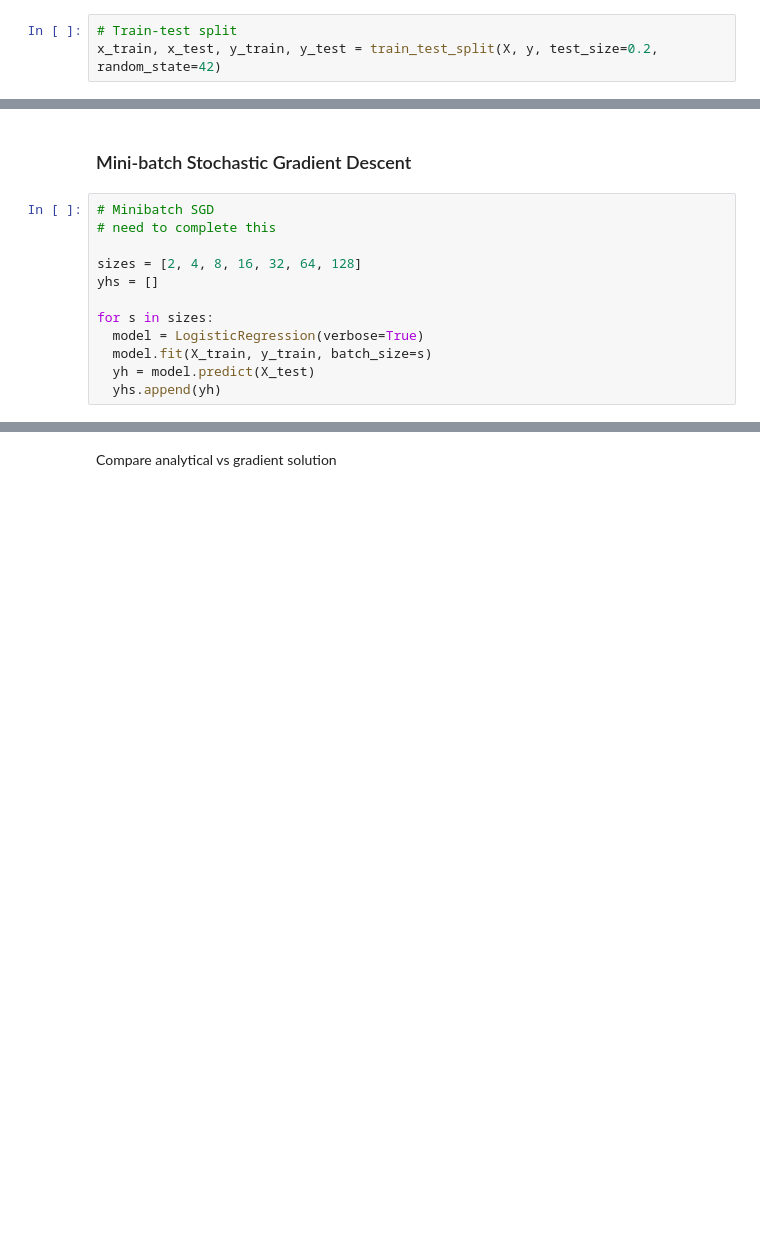
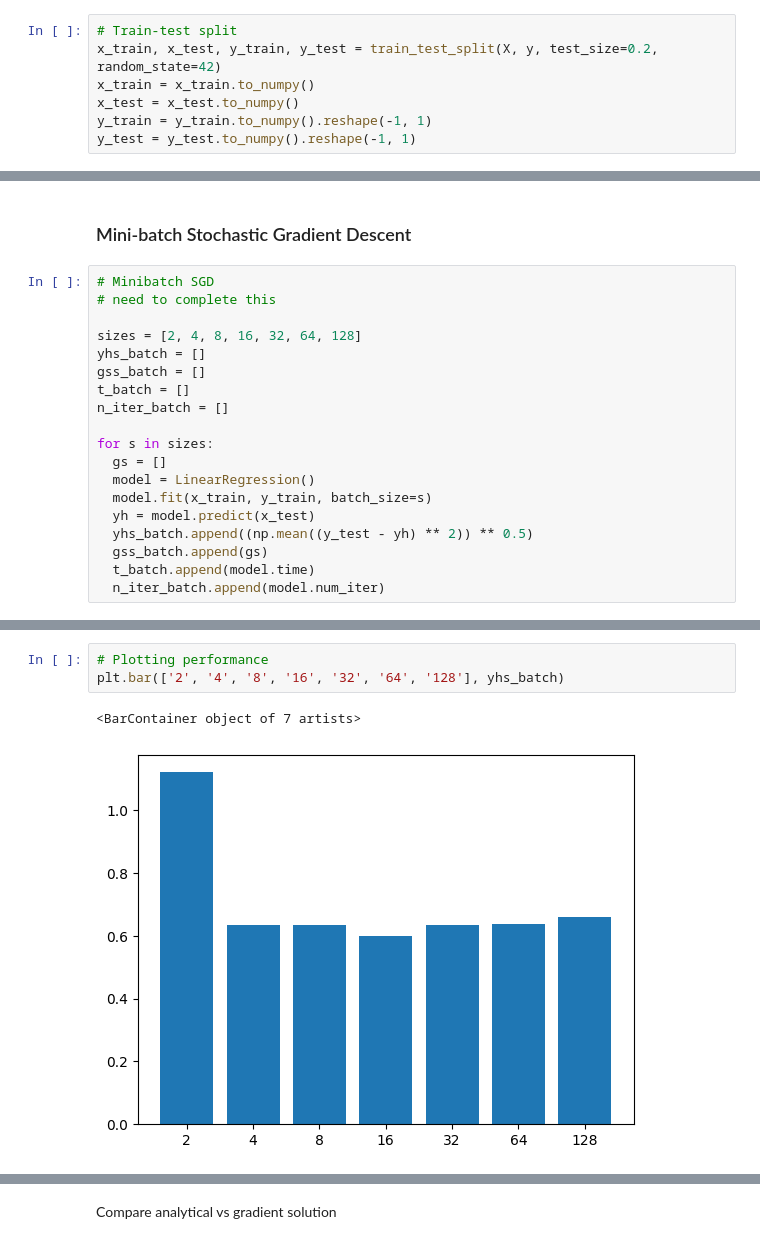
Before and after one commit to benbaz-2/comp551, a Jupyter notebook: assignment_1_regression_aziz.ipynb, the cells around one changed output, grey strips where cells are left out. Cells and saved outputs as stored; diff of their text form; blank space fills up the shorter version.

```diff
--- a/assignment_1_regression_aziz.ipynb
+++ b/assignment_1_regression_aziz.ipynb
@@ -340,6 +388,10 @@ class LinearRegression:
 # %%
 # Train-test split
 x_train, x_test, y_train, y_test = train_test_split(X, y, test_size=0.2, random_state=42)
+x_train = x_train.to_numpy()
+x_test = x_test.to_numpy()
+y_train = y_train.to_numpy().reshape(-1, 1)
+y_test = y_test.to_numpy().reshape(-1, 1)
 # %%
 # Training the model
 model = LinearRegression()
@@ -411,10 +485,17 @@ ax2.set_title('test')
 # need to complete this
 
 sizes = [2, 4, 8, 16, 32, 64, 128]
-yhs = []
+yhs_batch = []
+gss_batch = []
+t_batch = []
+n_iter_batch = []
 
 for s in sizes:
-  model = LogisticRegression(verbose=True)
-  model.fit(X_train, y_train, batch_size=s)
-  yh = model.predict(X_test)
-  yhs.append(yh)
+  gs = []
+  model = LinearRegression()
+  model.fit(x_train, y_train, batch_size=s)
+  yh = model.predict(x_test)
+  yhs_batch.append((np.mean((y_test - yh) ** 2)) ** 0.5)
+  gss_batch.append(gs)
+  t_batch.append(model.time)
+  n_iter_batch.append(model.num_iter)
@@ -420,0 +529,6 @@ for s in sizes:
+# %%
+# Plotting performance
+plt.bar(['2', '4', '8', '16', '32', '64', '128'], yhs_batch)
+# %% [output]
+<BarContainer object of 7 artists>
+[figure, added]
```
Also changed, not shown: parts of 26 cells of this notebook.
